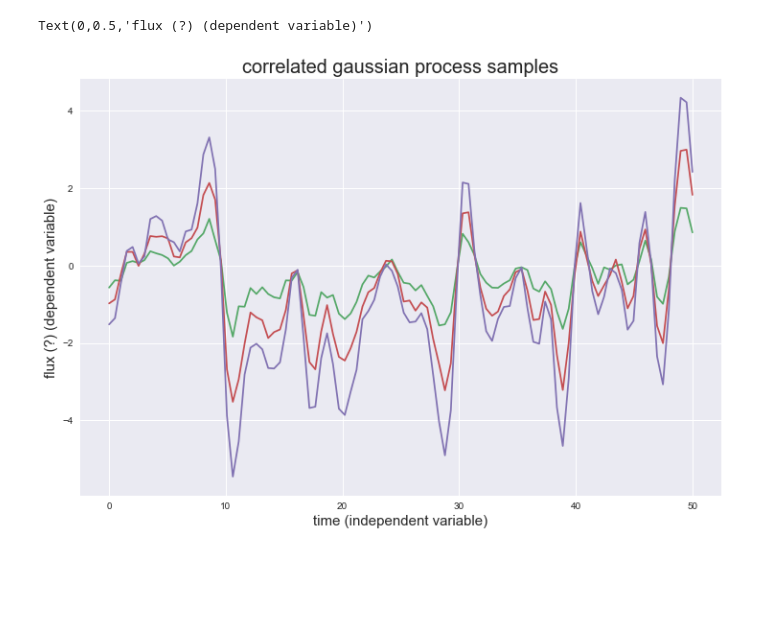
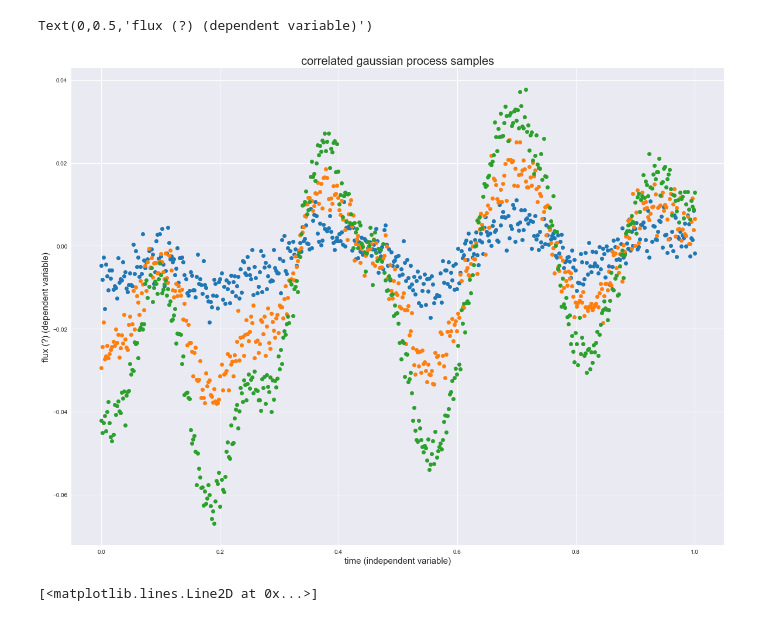
Before and after one commit to tagordon/gp2d, a Jupyter notebook: Playing with GPs.ipynb, the cells around one changed output. Drawn from its saved outputs; the diff is of its cells as text; code cells hidden in the pictures; blank space fills up the shorter version.

```diff
--- a/Playing with GPs.ipynb
+++ b/Playing with GPs.ipynb
@@ -119,40 +134,34 @@ class kernel:
         return k
 # %%
 # define the kernel function
-k = kernel.exp_sq_kernel(1, 1, wn=1e-12)
+k1 = kernel.exp_sq_kernel(0.05, 1)
+k2 = kernel.scale_kernel([0.004, 0.012, 0.020])
 # initialize the gaussian process with kernel function k and mean of 1
-g = gp(k, 0)
+g = gp(0, k1, kernel2=k2, wn=1e-5)
 
 # times to sample at
-t = np.linspace(0, 50, 100)
-
-# off-diagonal correlation in second dimension. If exp sq kernel, 1.5=sigma^2, 1.2 = sigma^2*np.exp(-d/2), etc. where
-# d is the distance between the time series in wavelength space.
-c1 = 1 # autocorrelation
-c2 = 2 # correlation between f1 and f2, as well as f2 and f3
-c3 = 3 # correlation between f1 and f3
+t = np.linspace(0, 1, 500)
 # on-diagonal correlation in second dimension
 # Note: c must be greater than sigma for the correlation matrix to be positive definite (which it needs to be).
 
 # sample the GP
-#x1, x2, x3 = g.sample(t, two_d=True, subcov=np.matrix([[sig, c1, c2],[c1, sig, c1], [c2, c1, sig]]))
-x1, x2, x3 = g.sample(t, two_d=True, subcov=np.matrix([[c1*c1, c1*c2, c1*c3],[c2*c1, c2*c2, c2*c3], [c3*c1, c3*c2, c3*c3]]))
+x1, x2, x3 = g.sample(t, two_d=True)
 # %%
 # plot the samples
-fig = pl.figure(figsize=(12, 8))
+fig = pl.figure(figsize=(20, 15))
 
 #pl.plot(t, x1, '-', alpha=1, color=palette[0])
 #pl.plot(t, x2, '-', alpha=1, color=palette[1])
 #pl.plot(t, x2/2, '-')
 #pl.plot(t, x3 + 20, '.', alpha=1, color=palette[2])
 #pl.plot(t, x1 - 10, '-', alpha=1, color=palette[0])
-pl.plot(t, x1, '-', alpha=1, color=palette[1])
-pl.plot(t, x2, '-', alpha=1, color=palette[2])
-pl.plot(t, x3, '-', alpha=1, color=palette[3])
+pl.plot(t, x1, 'o', alpha=1, color=palette[0])
+pl.plot(t, x2, 'o', alpha=1, color=palette[1])
+pl.plot(t, x3, 'o', alpha=1, color=palette[2])
 
 pl.title('correlated gaussian process samples', size=20)
 pl.xlabel('time (independent variable)', size=15)
 pl.ylabel('flux (?) (dependent variable)', size=15)
 # %% [output]
 Text(0,0.5,'flux (?) (dependent variable)')
-[figure, old version]
+[figure, new version]
@@ -160,0 +192,17 @@ np.ones(10)
+# %%
+fig, axs = pl.subplots(2, 1, figsize=(20, 15))
+hours = t*24
+
+axs[0].plot(hours, planet + 0.05, 'k', linewidth=3)
+axs[0].plot(hours, planet, 'k', linewidth=3)
+axs[0].plot(hours, planet - 0.05, 'k', linewidth=3)
+
+axs[0].plot(hours, x1 + planet + 0.05, 'o', alpha=0.5, color=palette[0])
+axs[0].plot(hours, x2 + planet, 'o', alpha=0.5, color=palette[1])
+axs[0].plot(hours, x3 + planet - 0.05, 'o', alpha=0.5, color=palette[2])
+
+axs[1].plot(hours, x1 + planet, 'o', alpha=1, color=palette[0])
+axs[1].plot(hours, x2 + planet, 'o', alpha=1, color=palette[1])
+axs[1].plot(hours, x3 + planet, 'o', alpha=1, color=palette[2])
+# %% [output]
+[<matplotlib.lines.Line2D at 0x...>]
```
Also changed, not shown: parts of 5 cells of this notebook.
